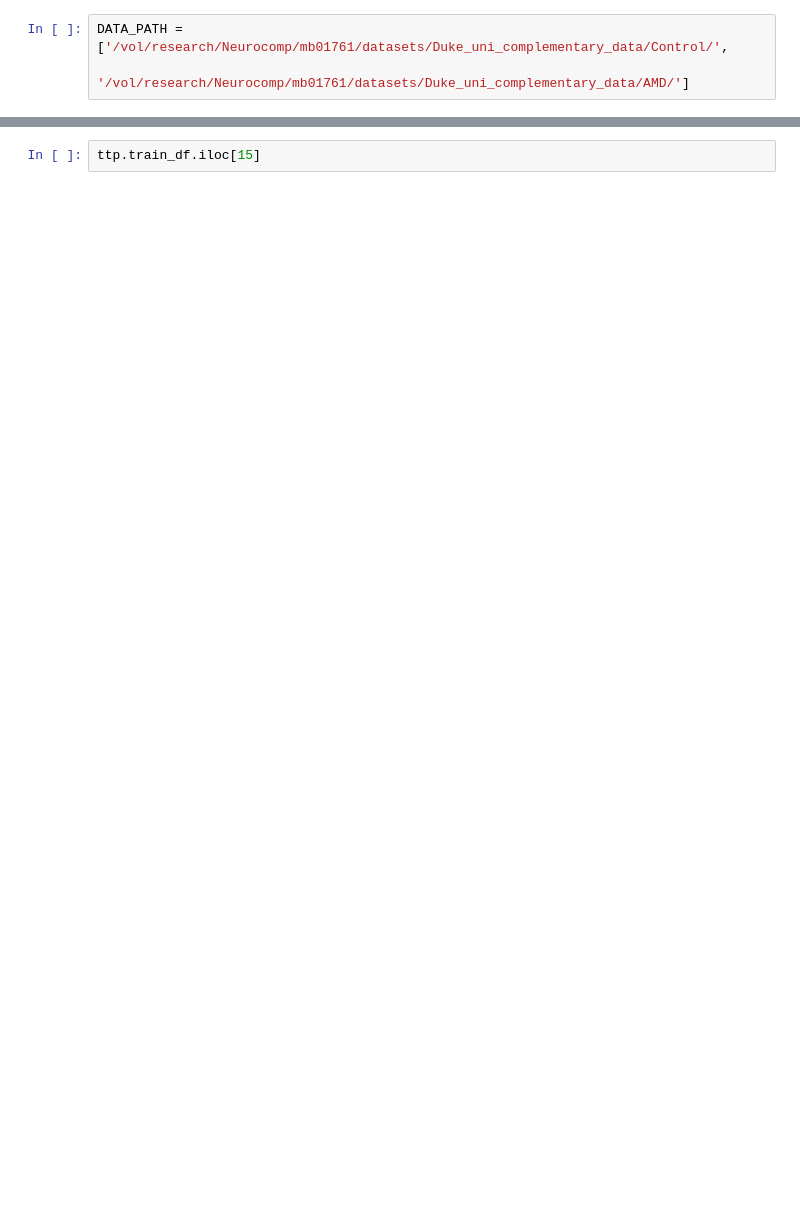
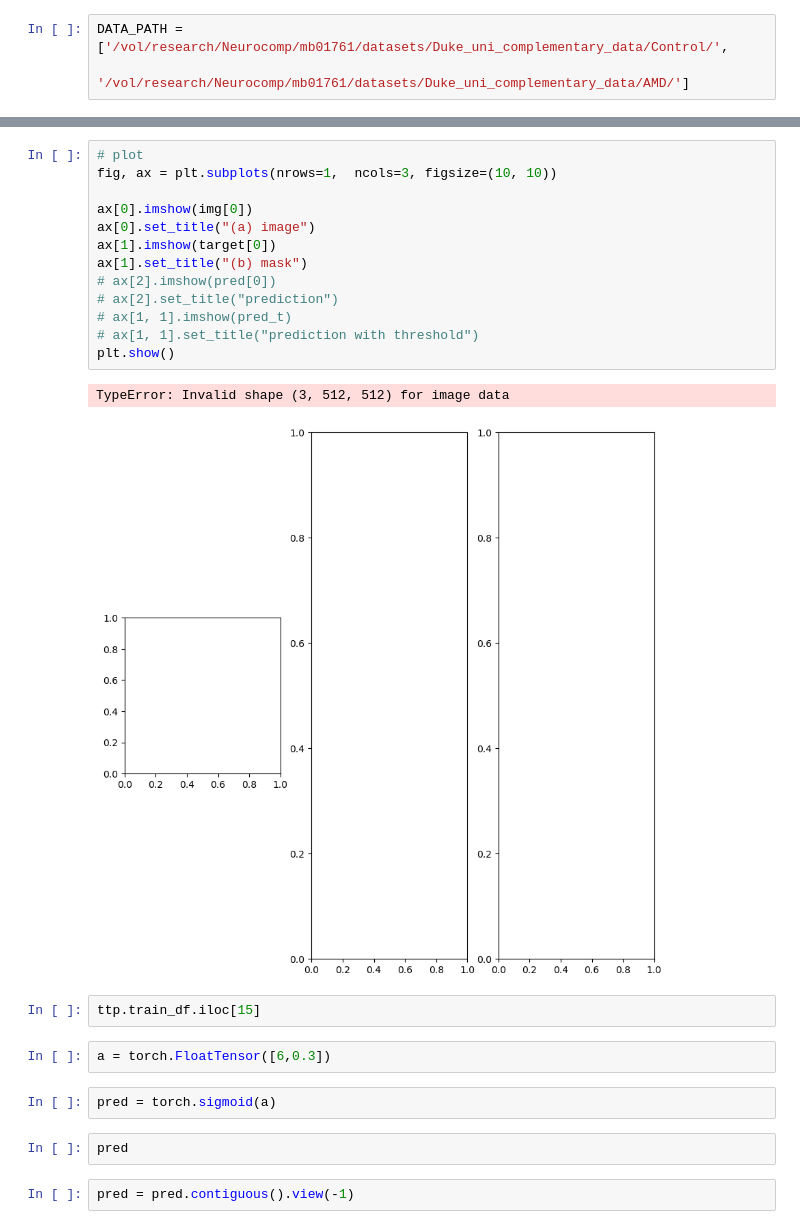
Before and after one commit to ManuelBradicic42/RaRetina, a Jupyter notebook: main.ipynb, the cells around one changed output, grey strips where cells are left out. Cells and saved outputs as stored; diff of their text form; blank space fills up the shorter version.

```diff
--- a/main.ipynb
+++ b/main.ipynb
@@ -47,2 +103,26 @@ Epoch 2: : 50batch [00:28,  3.43batch/s, loss=0.311]
+# %%
+# plot
+fig, ax = plt.subplots(nrows=1,  ncols=3, figsize=(10, 10))
+
+ax[0].imshow(img[0])
+ax[0].set_title("(a) image")
+ax[1].imshow(target[0])
+ax[1].set_title("(b) mask")
+# ax[2].imshow(pred[0])
+# ax[2].set_title("prediction")
+# ax[1, 1].imshow(pred_t)
+# ax[1, 1].set_title("prediction with threshold")
+plt.show()
+# %% [output]
+TypeError: Invalid shape (3, 512, 512) for image data
+[figure, added]
 # %%
 ttp.train_df.iloc[15]
+# %%
+a = torch.FloatTensor([6,0.3])
+# %%
+pred = torch.sigmoid(a)
+# %%
+pred
+# %%
+pred = pred.contiguous().view(-1)
```
Also changed, not shown: parts of 17 cells of this notebook, 5 other files.
